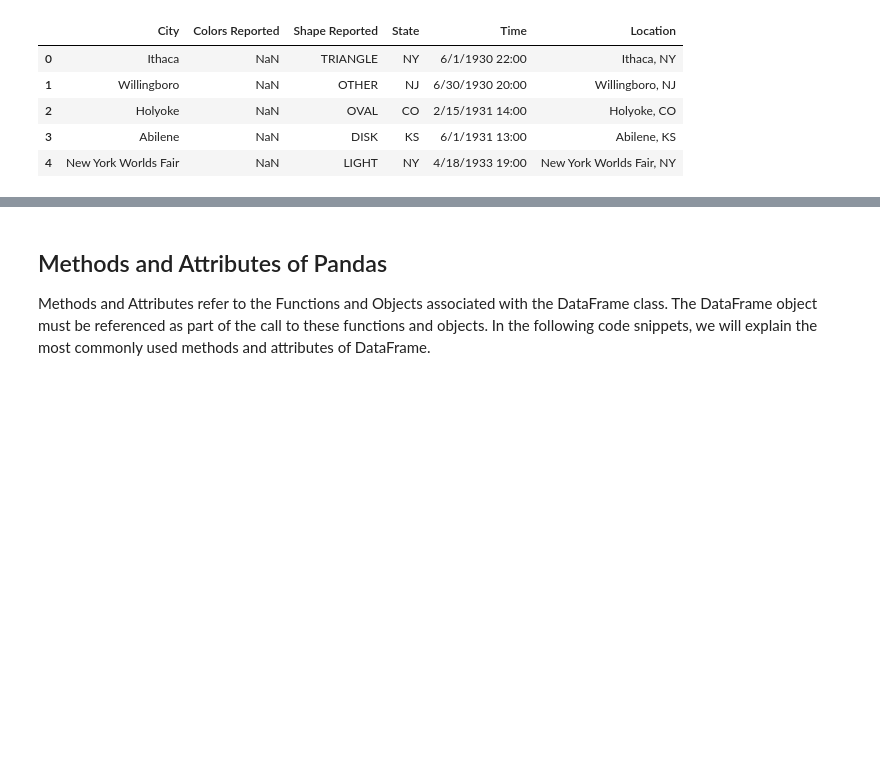
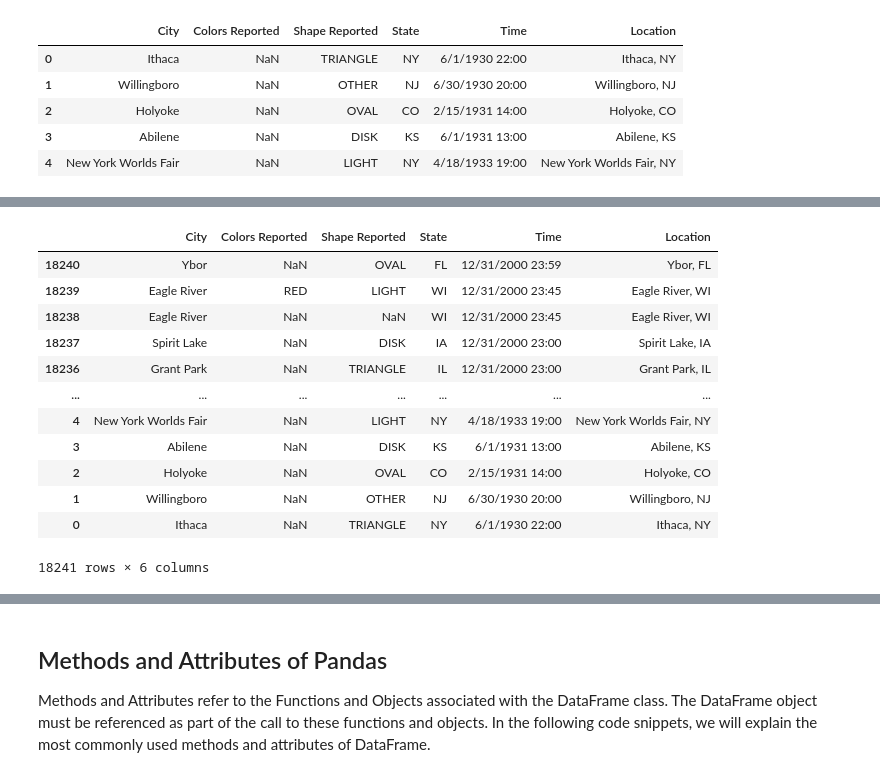
Before and after one commit to MonicaAmelia/python_data_practice, a Jupyter notebook: pandas/pandas.ipynb, the cells around one changed output, grey strips where cells are left out. Saved outputs shown, nothing was run; the diff lists cells and outputs as text; code cells hidden in the pictures; blank space fills up the shorter version.

Commit message:
Update Indexing and CoW examples

```diff
--- a/pandas/pandas.ipynb
+++ b/pandas/pandas.ipynb
@@ -99,8 +99,7 @@ Series objects can avoid exceptions more easily on calls with Bracket Notation.
 # %%
 # Append a new column to the ufo dataset
 # Bracket Notation is used to create a new Series object and associate with the existing ufo DataFrame
-# Dot Notation is used to reference the existing columns from the ufo DataFrame: City and State
-ufo['Location'] = ufo.City + ', ' + ufo.State
+ufo['Location'] = ufo['City'] + ', ' + ufo['State']
 ufo.head()
 # %% [output]
 |  | City | Colors Reported | Shape Reported | State | Time | Location |
@@ -111,0 +126,19 @@ ufo.head()
+# %%
+# Reverse the retrieval order of data from the DataFrame ufo
+# Notice: the Index values are not changed so a subsequent call of ufo[50:60] will return the same data as before
+
+ufo[::-1]
+# %% [output]
+|  | City | Colors Reported | Shape Reported | State | Time | Location |
+| 18240 | Ybor | NaN | OVAL | FL | 12/31/2000 23:59 | Ybor, FL |
+| 18239 | Eagle River | RED | LIGHT | WI | 12/31/2000 23:45 | Eagle River, WI |
+| 18238 | Eagle River | NaN | NaN | WI | 12/31/2000 23:45 | Eagle River, WI |
+| 18237 | Spirit Lake | NaN | DISK | IA | 12/31/2000 23:00 | Spirit Lake, IA |
+| 18236 | Grant Park | NaN | TRIANGLE | IL | 12/31/2000 23:00 | Grant Park, IL |
+| ... | ... | ... | ... | ... | ... | ... |
+| 4 | New York Worlds Fair | NaN | LIGHT | NY | 4/18/1933 19:00 | New York Worlds Fair, NY |
+| 3 | Abilene | NaN | DISK | KS | 6/1/1931 13:00 | Abilene, KS |
+| 2 | Holyoke | NaN | OVAL | CO | 2/15/1931 14:00 | Holyoke, CO |
+| 1 | Willingboro | NaN | OTHER | NJ | 6/30/1930 20:00 | Willingboro, NJ |
+| 0 | Ithaca | NaN | TRIANGLE | NY | 6/1/1930 22:00 | Ithaca, NY |
+18241 rows × 6 columns
```
Also changed, not shown: parts of 23 cells of this notebook.
